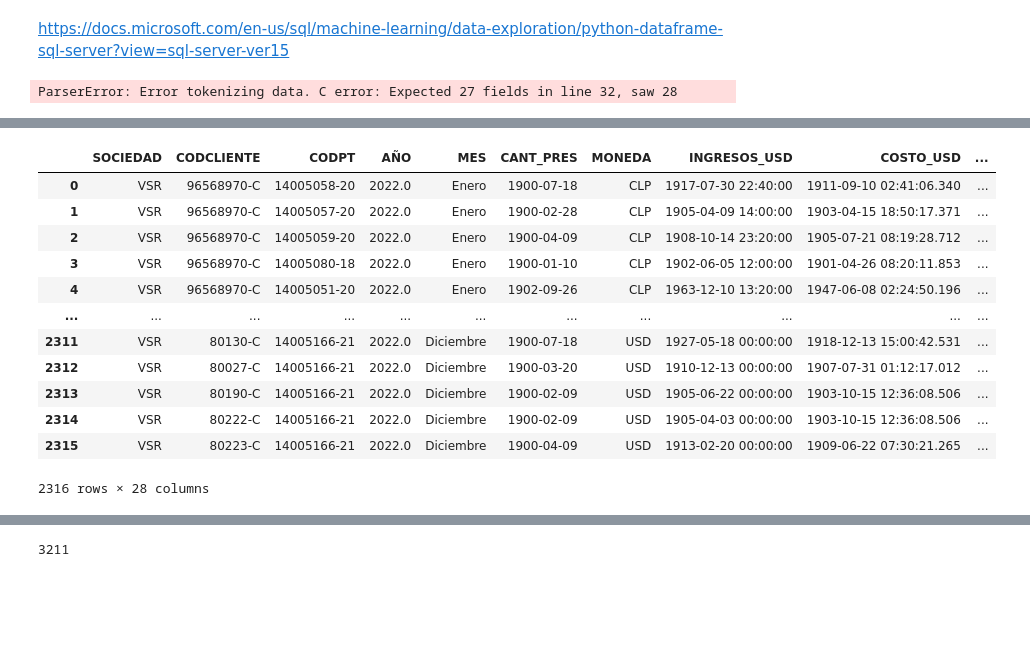
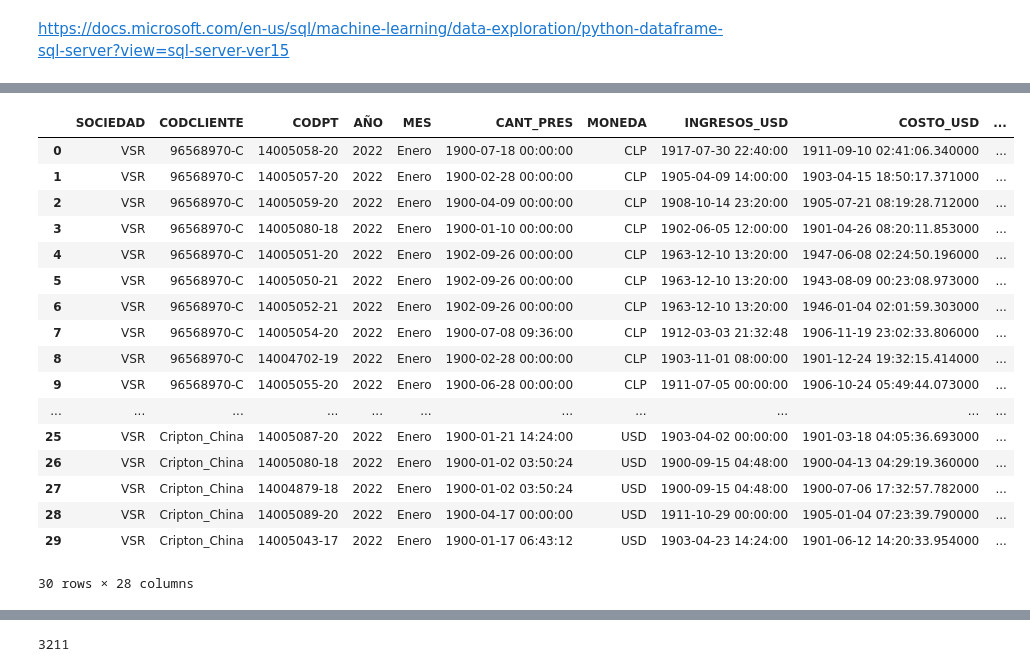
Before and after one commit to Fdiazpuga/Pandas-Tibox-Practica, a Jupyter notebook: test2.ipynb, the cells around one changed output, grey strips where cells are left out. Drawn from its saved outputs; the diff is of its cells as text; code cells hidden in the pictures; blank space fills up the shorter version.

```diff
--- a/test2.ipynb
+++ b/test2.ipynb
@@ -16,7 +16,5 @@ username = 'username'
 password = 'yourpassword'
 cnxn = pyodbc.connect('DRIVER={ODBC Driver 17 for SQL Server};SERVER='+server+';DATABASE='+database+';Trusted_connection=yes')
 
-#MBIMETA = pd.read_excel('C:\\Users\\Fefi\\Desktop\\2022 Carga MBI v3.xlsx', sheet_name='MBI DIRECTORIO', header=4, usecols='A:AB')
-MBIMETA = pd.read_csv('C:\\Users\\Fefi\\Desktop\\2022 Carga MBI v31.csv')
+MBIMETA = pd.read_excel('C:\\Users\\Fefi\\Desktop\\2022 Carga MBI v3.xlsx', sheet_name='MBI DIRECTORIO', header=4, usecols='A:AB', dtype='object')
+#MBIMETA = pd.read_csv('C:\\Users\\Fefi\\Desktop\\2022 Carga MBI v31.csv')
-# %% [output]
-ParserError: Error tokenizing data. C error: Expected 27 fields in line 32, saw 28
@@ -40,10 +41,11 @@ columns5 = next(data)[0:28] # Encabezado fila 5
 
 data = list(data)
 
-df = pd.DataFrame([x if len(x) == 28 else x[:28] for x in data], columns=columns5) # Si hay mas columnas las ignora (ej: columna insert al final)
-df = df.dropna() # Remover filas vacias (por algun motivo toma como 2mil filas vacias del final)
+df = pd.DataFrame([x if len(x) == 28 else x[:28] for x in data], columns=columns5, dtype='object') # Si hay mas columnas las ignora (ej: columna insert al final)
+df = df.dropna() # Remover filas vacias (tabla del excel tiene filas vacias)
+
 
 print (df.dtypes)
-#df.head(30)
-display(df)
+df.head(30)
+#display(df)
 # %% [output]
@@ -66,17 +68,22 @@ Cliente                                 object
 dtype: object
 |  | SOCIEDAD | CODCLIENTE | CODPT | AÑO | MES | CANT_PRES | MONEDA | INGRESOS_USD | COSTO_USD | ... |
-| 0 | VSR | 96568970-C | 14005058-20 | 2022.0 | Enero | 1900-07-18 | CLP | 1917-07-30 22:40:00 | 1911-09-10 02:41:06.340 | ... |
-| 1 | VSR | 96568970-C | 14005057-20 | 2022.0 | Enero | 1900-02-28 | CLP | 1905-04-09 14:00:00 | 1903-04-15 18:50:17.371 | ... |
-| 2 | VSR | 96568970-C | 14005059-20 | 2022.0 | Enero | 1900-04-09 | CLP | 1908-10-14 23:20:00 | 1905-07-21 08:19:28.712 | ... |
-| 3 | VSR | 96568970-C | 14005080-18 | 2022.0 | Enero | 1900-01-10 | CLP | 1902-06-05 12:00:00 | 1901-04-26 08:20:11.853 | ... |
-| 4 | VSR | 96568970-C | 14005051-20 | 2022.0 | Enero | 1902-09-26 | CLP | 1963-12-10 13:20:00 | 1947-06-08 02:24:50.196 | ... |
+| 0 | VSR | 96568970-C | 14005058-20 | 2022 | Enero | 1900-07-18 00:00:00 | CLP | 1917-07-30 22:40:00 | 1911-09-10 02:41:06.340000 | ... |
+| 1 | VSR | 96568970-C | 14005057-20 | 2022 | Enero | 1900-02-28 00:00:00 | CLP | 1905-04-09 14:00:00 | 1903-04-15 18:50:17.371000 | ... |
+| 2 | VSR | 96568970-C | 14005059-20 | 2022 | Enero | 1900-04-09 00:00:00 | CLP | 1908-10-14 23:20:00 | 1905-07-21 08:19:28.712000 | ... |
+| 3 | VSR | 96568970-C | 14005080-18 | 2022 | Enero | 1900-01-10 00:00:00 | CLP | 1902-06-05 12:00:00 | 1901-04-26 08:20:11.853000 | ... |
+| 4 | VSR | 96568970-C | 14005051-20 | 2022 | Enero | 1902-09-26 00:00:00 | CLP | 1963-12-10 13:20:00 | 1947-06-08 02:24:50.196000 | ... |
+| 5 | VSR | 96568970-C | 14005050-21 | 2022 | Enero | 1902-09-26 00:00:00 | CLP | 1963-12-10 13:20:00 | 1943-08-09 00:23:08.973000 | ... |
+| 6 | VSR | 96568970-C | 14005052-21 | 2022 | Enero | 1902-09-26 00:00:00 | CLP | 1963-12-10 13:20:00 | 1946-01-04 02:01:59.303000 | ... |
+| 7 | VSR | 96568970-C | 14005054-20 | 2022 | Enero | 1900-07-08 09:36:00 | CLP | 1912-03-03 21:32:48 | 1906-11-19 23:02:33.806000 | ... |
+| 8 | VSR | 96568970-C | 14004702-19 | 2022 | Enero | 1900-02-28 00:00:00 | CLP | 1903-11-01 08:00:00 | 1901-12-24 19:32:15.414000 | ... |
+| 9 | VSR | 96568970-C | 14005055-20 | 2022 | Enero | 1900-06-28 00:00:00 | CLP | 1911-07-05 00:00:00 | 1906-10-24 05:49:44.073000 | ... |
 | ... | ... | ... | ... | ... | ... | ... | ... | ... | ... | ... |
-| 2311 | VSR | 80130-C | 14005166-21 | 2022.0 | Diciembre | 1900-07-18 | USD | 1927-05-18 00:00:00 | 1918-12-13 15:00:42.531 | ... |
-| 2312 | VSR | 80027-C | 14005166-21 | 2022.0 | Diciembre | 1900-03-20 | USD | 1910-12-13 00:00:00 | 1907-07-31 01:12:17.012 | ... |
-| 2313 | VSR | 80190-C | 14005166-21 | 2022.0 | Diciembre | 1900-02-09 | USD | 1905-06-22 00:00:00 | 1903-10-15 12:36:08.506 | ... |
-| 2314 | VSR | 80222-C | 14005166-21 | 2022.0 | Diciembre | 1900-02-09 | USD | 1905-04-03 00:00:00 | 1903-10-15 12:36:08.506 | ... |
-| 2315 | VSR | 80223-C | 14005166-21 | 2022.0 | Diciembre | 1900-04-09 | USD | 1913-02-20 00:00:00 | 1909-06-22 07:30:21.265 | ... |
+| 25 | VSR | Cripton_China | 14005087-20 | 2022 | Enero | 1900-01-21 14:24:00 | USD | 1903-04-02 00:00:00 | 1901-03-18 04:05:36.693000 | ... |
+| 26 | VSR | Cripton_China | 14005080-18 | 2022 | Enero | 1900-01-02 03:50:24 | USD | 1900-09-15 04:48:00 | 1900-04-13 04:29:19.360000 | ... |
+| 27 | VSR | Cripton_China | 14004879-18 | 2022 | Enero | 1900-01-02 03:50:24 | USD | 1900-09-15 04:48:00 | 1900-07-06 17:32:57.782000 | ... |
+| 28 | VSR | Cripton_China | 14005089-20 | 2022 | Enero | 1900-04-17 00:00:00 | USD | 1911-10-29 00:00:00 | 1905-01-04 07:23:39.790000 | ... |
+| 29 | VSR | Cripton_China | 14005043-17 | 2022 | Enero | 1900-01-17 06:43:12 | USD | 1903-04-23 14:24:00 | 1901-06-12 14:20:33.954000 | ... |
-2316 rows × 28 columns
+30 rows × 28 columns
 # %%
 from datetime import date
 from datetime import datetime
```
Also changed, not shown: parts of 6 cells of this notebook.
